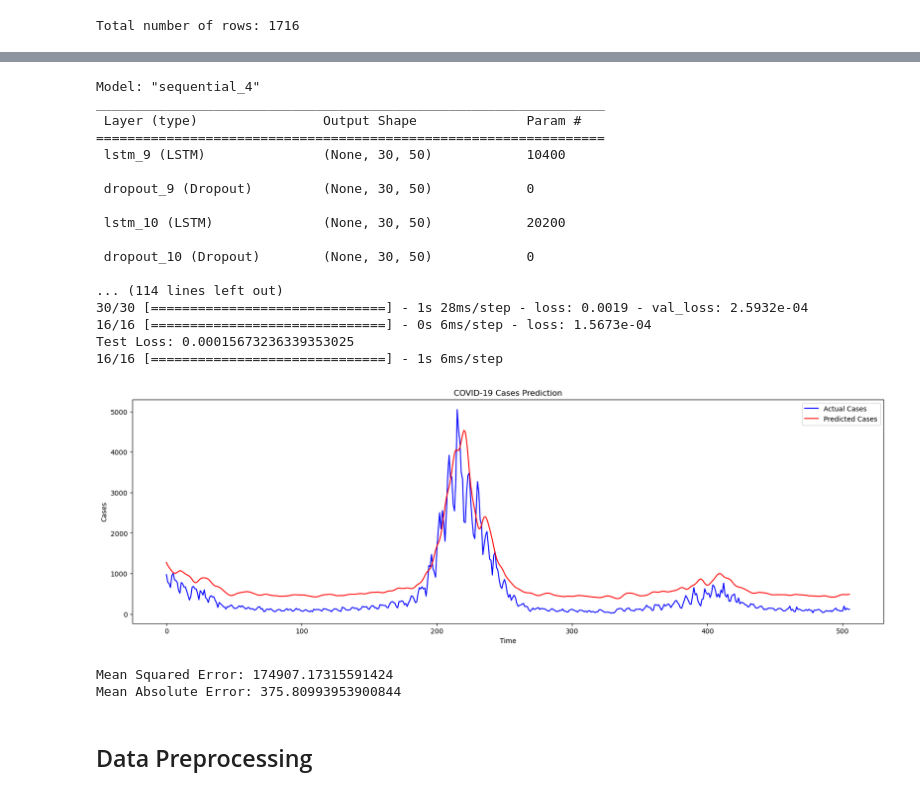
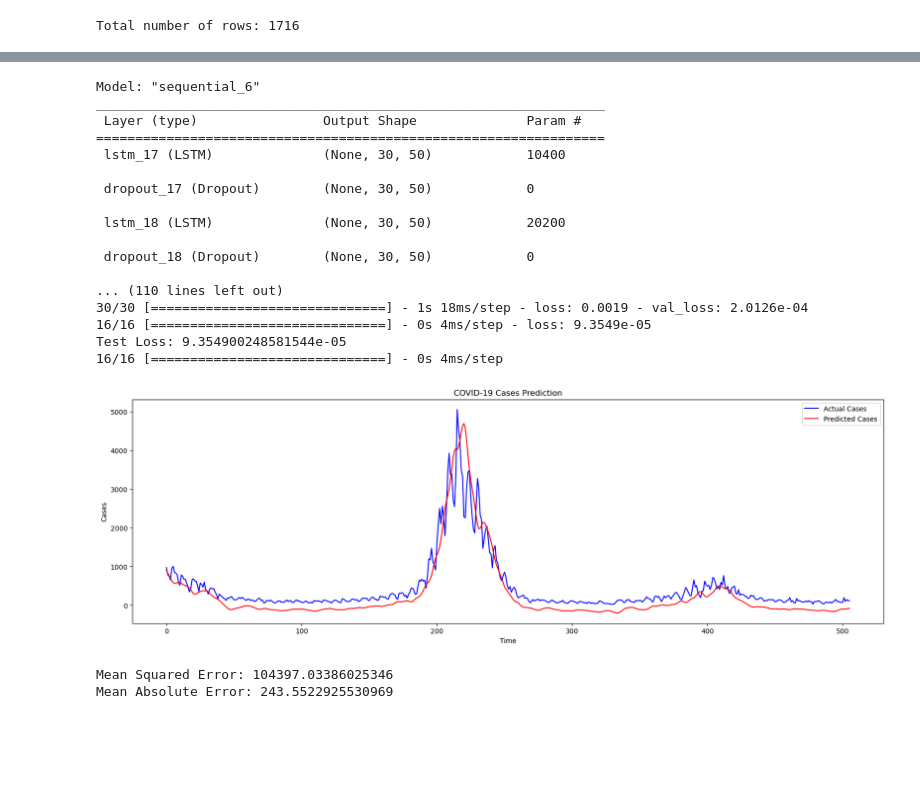
Before and after one commit to nursahiraa/fyp, a Jupyter notebook: fypdata/fypdatatest/LSTM.ipynb, the cells around one changed output, grey strips where cells are left out. Drawn from its saved outputs; the diff is of its cells as text; code cells hidden in the pictures; blank space fills up the shorter version.

```diff
--- a/fypdata/fypdatatest/LSTM.ipynb
+++ b/fypdata/fypdatatest/LSTM.ipynb
@@ -103,9 +107,9 @@ model = Sequential()
 #have 2 hidden layers added in RNN
 #units for 50 neuron in the layer
 model.add(LSTM(units=50, return_sequences=True, input_shape=(X_train.shape[1], X_train.shape[2]))) #add the first layer
-model.add(Dropout(0.2))  # Helps prevent overfitting add neuron in hidden layer
+model.add(Dropout(0.3))  # Helps prevent overfitting add neuron in hidden layer
 model.add(LSTM(units=50, return_sequences=True)) # add second LSTM layer, true because needs for the next input hidden layer
-model.add(Dropout(0.2)) # 20% of neurons are randomly ignored during each training iteration
+model.add(Dropout(0.3)) # 20% of neurons are randomly ignored during each training iteration
 model.add(LSTM(units=50, return_sequences=False)) # add third LSTM layer, it is false because dy last hidden layer
 model.add(Dropout(0.2))
 model.add(Dense(units=1))  # Output layer, single unit because wants to make prediction for single values
@@ -122,52 +126,53 @@ history = model.fit(X_train, y_train, epochs=50, batch_size=32, validation_split
 
 # Evaluate the model on test data
 loss = model.evaluate(X_test, y_test)
-print(f"Test Loss: {loss}")
+print(f"Test Loss: {loss}") # lower loss values, better performance
 
 # Make predictions on the test set
-y_pred = model.predict(X_test)
+y_pred = model.predict(X_test) #generates predictions using trained model for the input data X_test
 
-# Inverse scale the predictions and actual values (to convert back to original scale)
+# Convert (inverse scale) the predictions and actual values back to their original scale.
 y_pred_original = scaler.inverse_transform(y_pred)
 y_test_original = scaler.inverse_transform(y_test.reshape(-1, 1))
 
 
 # plot the graph for the
 plt.figure(figsize=(20, 6))
 plt.plot(y_test_original, color='blue', label='Actual Cases')
 plt.plot(y_pred_original, color='red', label='Predicted Cases')
 plt.title('COVID-19 Cases Prediction')
 plt.xlabel('Time')
 plt.ylabel('Cases')
+# # Formatting x-axis to show years
+# plt.gca().xaxis.set_major_locator(mdates.YearLocator())  # Place ticks every year
+# plt.gca().xaxis.set_major_formatter(mdates.DateFormatter('%Y'))  # Format ticks to show year only
 plt.legend()
 plt.show()
 
 # calculate to quantify model's performance and print the results
 mse = mean_squared_error(y_test_original, y_pred_original)
 mae = mean_absolute_error(y_test_original, y_pred_original)
 
 print(f'Mean Squared Error: {mse}')
 print(f'Mean Absolute Error: {mae}')
 # %% [output]
-Model: "sequential_4"
+Model: "sequential_6"
 _________________________________________________________________
  Layer (type)                Output Shape              Param #
 =================================================================
- lstm_9 (LSTM)               (None, 30, 50)            10400
+ lstm_17 (LSTM)              (None, 30, 50)            10400
 
- dropout_9 (Dropout)         (None, 30, 50)            0
+ dropout_17 (Dropout)        (None, 30, 50)            0
 
- lstm_10 (LSTM)              (None, 30, 50)            20200
+ lstm_18 (LSTM)              (None, 30, 50)            20200
 
- dropout_10 (Dropout)        (None, 30, 50)            0
+ dropout_18 (Dropout)        (None, 30, 50)            0
 
-... (114 lines left out)
-30/30 [==============================] - 1s 28ms/step - loss: 0.0019 - val_loss: 2.5932e-04
-16/16 [==============================] - 0s 6ms/step - loss: 1.5673e-04
-Test Loss: 0.00015673236339353025
-16/16 [==============================] - 1s 6ms/step
+... (110 lines left out)
+30/30 [==============================] - 1s 18ms/step - loss: 0.0019 - val_loss: 2.0126e-04
+16/16 [==============================] - 0s 4ms/step - loss: 9.3549e-05
+Test Loss: 9.354900248581544e-05
+16/16 [==============================] - 0s 4ms/step
-[figure, old version]
+[figure, new version]
-Mean Squared Error: 174907.17315591424
-Mean Absolute Error: 375.80993953900844
+Mean Squared Error: 104397.03386025346
+Mean Absolute Error: 243.5522925530969
-# %% [markdown]
-## Data Preprocessing
```
Also changed, not shown: parts of 3 cells of this notebook, 1 other file.
